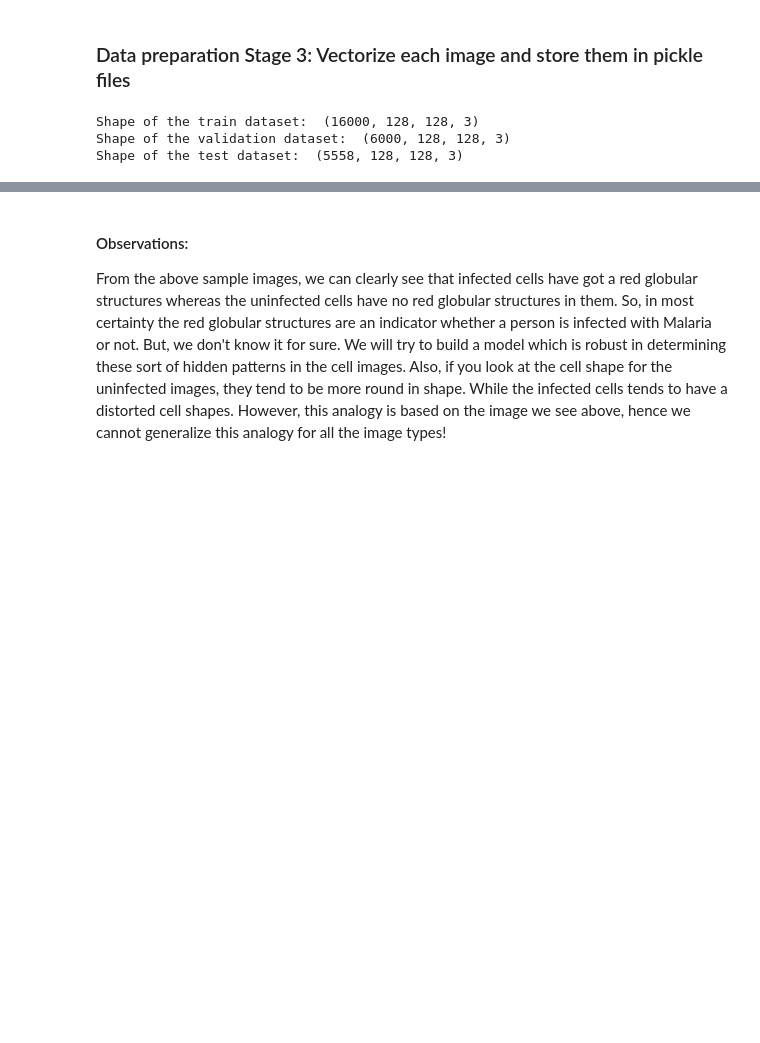
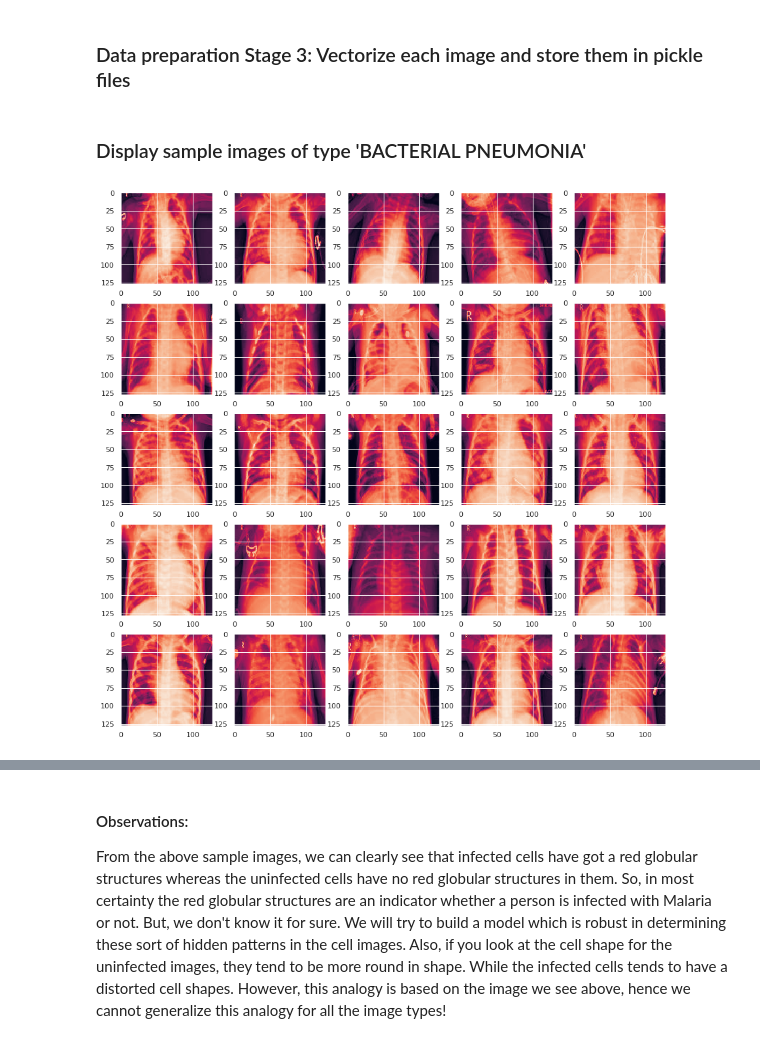
Before and after one commit to saugatapaul1010/Pneumonia-Detection, a Jupyter notebook: Pneumonia Detection.ipynb, the cells around one changed output, grey strips where cells are left out. Saved outputs shown, nothing was run; the diff lists cells and outputs as text; code cells hidden in the pictures; blank space fills up the shorter version.

```diff
--- a/Pneumonia Detection.ipynb
+++ b/Pneumonia Detection.ipynb
@@ -253,22 +302,22 @@ Total time taken to resize the images and create the dataset:  0:03:00.688481
 ### Data preparation Stage 3: Vectorize each image and store them in pickle files
 # %%
 #Train files
-train_file_names = [DATADIR+"data/train/Parasitized/"+fname for fname in os.listdir(DATADIR+"data/train/Parasitized/")] + [DATADIR+"data/train/Uninfected/"+fname for fname in os.listdir(DATADIR+"data/train/Uninfected/")]
+train_file_names = [DATADIR+"train/BACTERIAL_PNEUMONIA/"+fname for fname in os.listdir(DATADIR+"train/BACTERIAL_PNEUMONIA/")] + [DATADIR+"train/VIRAL_PNEUMONIA/"+fname for fname in os.listdir(DATADIR+"train/VIRAL_PNEUMONIA/")] + [DATADIR+"train/NORMAL/"+fname for fname in os.listdir(DATADIR+"train/NORMAL/")]
 X_train = [imageio.imread(image) for image in train_file_names]
-X_train = np.array(X_train)
-y_train = ["Parasitized"]*8000 + ["Uninfected"]*8000
+X_train = np.ndarray(X_train)
+y_train = ["BACTERIAL"]*2530 + ["VIRAL"]*1345 + ["NORMAL"]*1341
 
 #Validation files
-val_file_names = [DATADIR+"data/validation/Parasitized/"+fname for fname in os.listdir(DATADIR+"data/validation/Parasitized/")] + [DATADIR+"data/validation/Uninfected/"+fname for fname in os.listdir(DATADIR+"data/validation/Uninfected/")]
-X_val = [imageio.imread(image) for image in val_file_names]
-X_val = np.array(X_val)
-y_val = ["Parasitized"]*3000 + ["Uninfected"]*3000
+validation_file_names = [DATADIR+"validation/BACTERIAL_PNEUMONIA/"+fname for fname in os.listdir(DATADIR+"validation/BACTERIAL_PNEUMONIA/")] + [DATADIR+"validation/VIRAL_PNEUMONIA/"+fname for fname in os.listdir(DATADIR+"validation/VIRAL_PNEUMONIA/")] + [DATADIR+"validation/NORMAL/"+fname for fname in os.listdir(DATADIR+"validation/NORMAL/")]
+X_val = [imageio.imread(image) for image in validation_file_names]
+X_val = np.ndarray(X_val)
+y_val = ["BACTERIAL"]*242 + ["VIRAL"]*148 + ["NORMAL"]*234
 
 #Test files
-test_file_names = [DATADIR+"data/test/Parasitized/"+fname for fname in os.listdir(DATADIR+"data/test/Parasitized/")] + [DATADIR+"data/test/Uninfected/"+fname for fname in os.listdir(DATADIR+"data/test/Uninfected/")]
+test_file_names = [DATADIR+"test/BACTERIAL_PNEUMONIA/"+fname for fname in os.listdir(DATADIR+"test/BACTERIAL_PNEUMONIA/")] + [DATADIR+"test/VIRAL_PNEUMONIA/"+fname for fname in os.listdir(DATADIR+"test/VIRAL_PNEUMONIA/")] + [DATADIR+"test/NORMAL/"+fname for fname in os.listdir(DATADIR+"test/NORMAL/")]
 X_test = [imageio.imread(image) for image in test_file_names]
 X_test = np.array(X_test)
-y_test = ["Parasitized"]*2779 + ["Uninfected"]*2779
+y_test = ["BACTERIAL"]*8 + ["VIRAL"]*8 + ["NORMAL"]*8
 
 #Scaling all the values between 0 and 1
 X_train = X_train.astype('float32')
@@ -282,11 +331,23 @@ X_test /= 255
 print("Shape of the train dataset: ",X_train.shape)
 print("Shape of the validation dataset: ",X_val.shape)
 print("Shape of the test dataset: ",X_test.shape)
-# %% [output]
-Shape of the train dataset:  (16000, 128, 128, 3)
-Shape of the validation dataset:  (6000, 128, 128, 3)
-Shape of the test dataset:  (5558, 128, 128, 3)
 # %%
 #Store the datasets in pickle files
 os.mkdir("normalized_data") if not os.path.isdir("normalized_data") else None
+# %% [markdown]
+### Display sample images of type 'BACTERIAL PNEUMONIA'
+# %%
+image_dir = "data_processed/train/BACTERIAL_PNEUMONIA/"
+filenames=random.sample(os.listdir(image_dir),26)
+
+#Display 25 images from Parasitized cells
+plt.figure(figsize=(15,15))
+for i in range(1,len(filenames)):
+    row = i
+    image = imageio.imread(image_dir+filenames[i]) #Image(filename=image_dir+filenames[i])
+    plt.subplot(5,5,row)
+    plt.imshow(image)
+plt.show()
+# %% [output]
+[figure, added]
 # %% [markdown]
```
Also changed, not shown: parts of 68 cells of this notebook.
